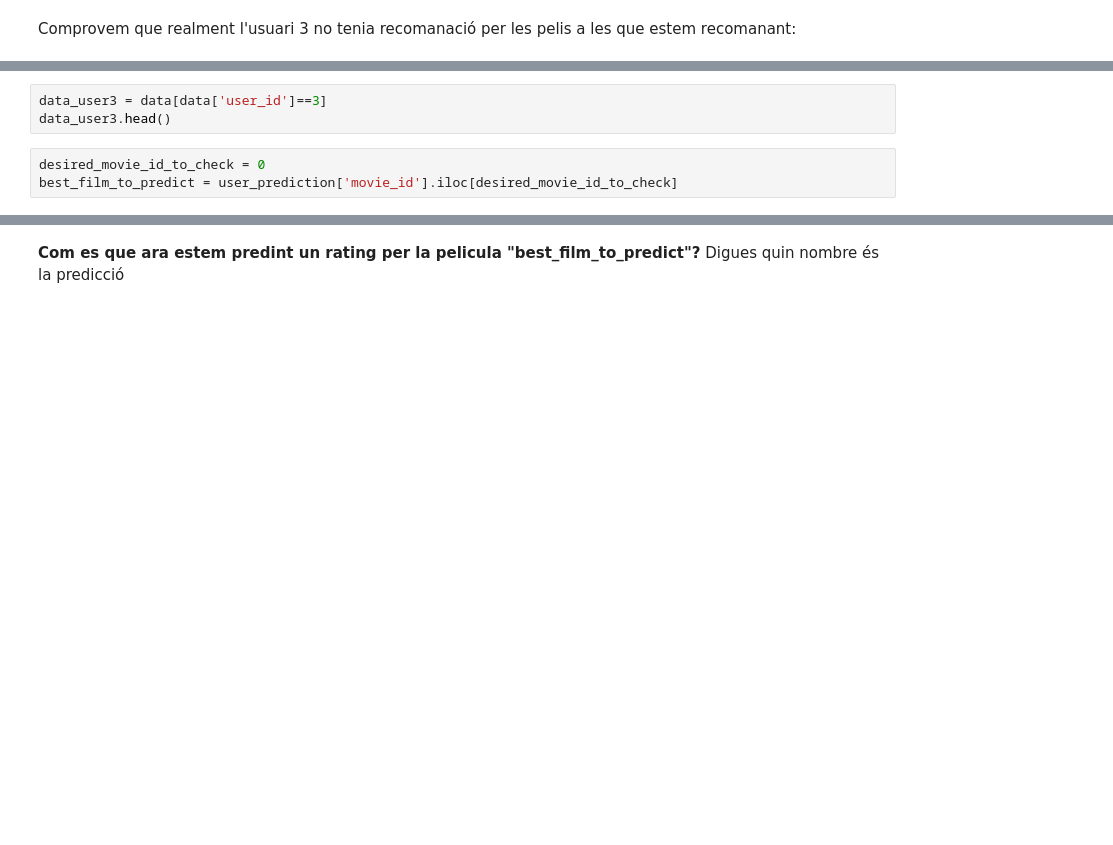
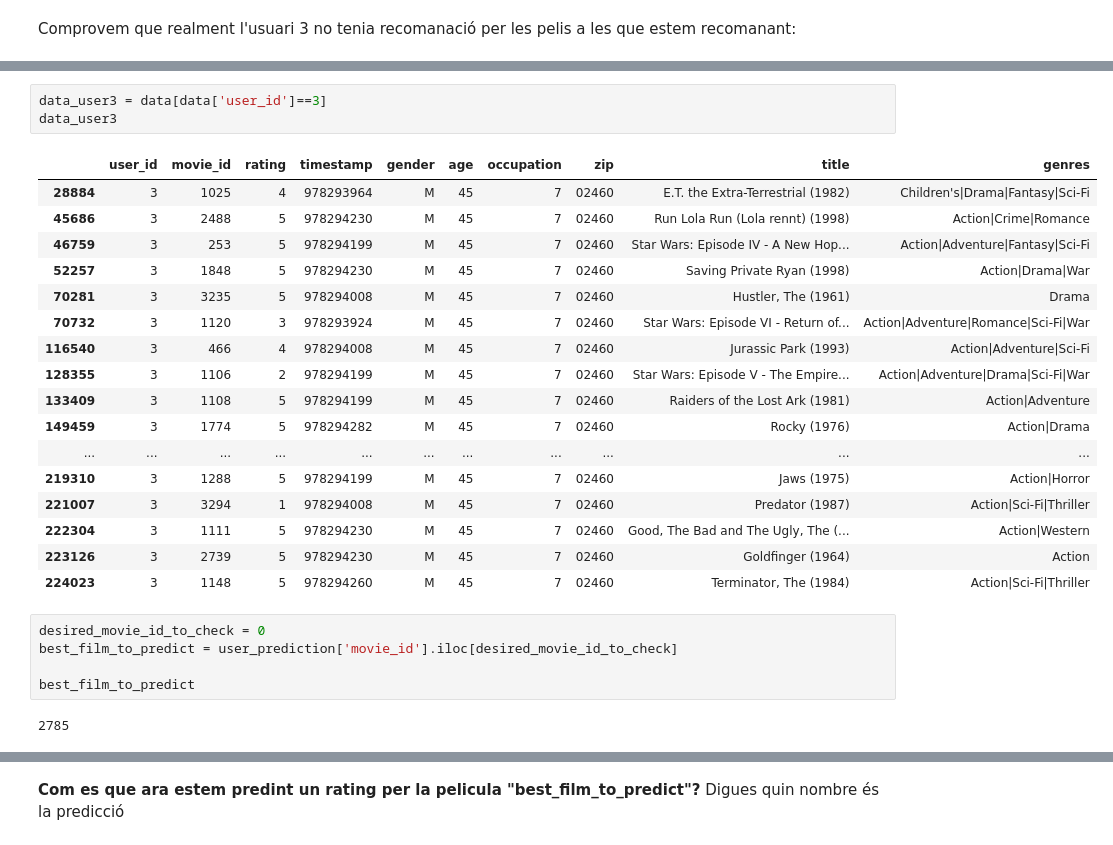
Before and after one commit to junjielyu13/Junior-Fall-Missions, a Jupyter notebook: TallerNousUsos/Practica/TNUI_P2/assigment_code_lia.ipynb, the cells around one changed output, grey strips where cells are left out. Drawn from its saved outputs; the diff is of its cells as text; blank space fills up the shorter version.

```diff
--- a/TallerNousUsos/Practica/TNUI_P2/assigment_code_lia.ipynb
+++ b/TallerNousUsos/Practica/TNUI_P2/assigment_code_lia.ipynb
@@ -997,8 +1071,30 @@ Comprovem que realment l'usuari 3 no tenia recomanació per les pelis a les que
 # %%
 data_user3 = data[data['user_id']==3]
-data_user3.head()
+data_user3
+# %% [output]
+|  | user_id | movie_id | rating | timestamp | gender | age | occupation | zip | title | genres |
+| 28884 | 3 | 1025 | 4 | 978293964 | M | 45 | 7 | 02460 | E.T. the Extra-Terrestrial (1982) | Children's|Drama|Fantasy|Sci-Fi |
+| 45686 | 3 | 2488 | 5 | 978294230 | M | 45 | 7 | 02460 | Run Lola Run (Lola rennt) (1998) | Action|Crime|Romance |
+| 46759 | 3 | 253 | 5 | 978294199 | M | 45 | 7 | 02460 | Star Wars: Episode IV - A New Hop... | Action|Adventure|Fantasy|Sci-Fi |
+| 52257 | 3 | 1848 | 5 | 978294230 | M | 45 | 7 | 02460 | Saving Private Ryan (1998) | Action|Drama|War |
+| 70281 | 3 | 3235 | 5 | 978294008 | M | 45 | 7 | 02460 | Hustler, The (1961) | Drama |
+| 70732 | 3 | 1120 | 3 | 978293924 | M | 45 | 7 | 02460 | Star Wars: Episode VI - Return of... | Action|Adventure|Romance|Sci-Fi|War |
+| 116540 | 3 | 466 | 4 | 978294008 | M | 45 | 7 | 02460 | Jurassic Park (1993) | Action|Adventure|Sci-Fi |
+| 128355 | 3 | 1106 | 2 | 978294199 | M | 45 | 7 | 02460 | Star Wars: Episode V - The Empire... | Action|Adventure|Drama|Sci-Fi|War |
+| 133409 | 3 | 1108 | 5 | 978294199 | M | 45 | 7 | 02460 | Raiders of the Lost Ark (1981) | Action|Adventure |
+| 149459 | 3 | 1774 | 5 | 978294282 | M | 45 | 7 | 02460 | Rocky (1976) | Action|Drama |
+| ... | ... | ... | ... | ... | ... | ... | ... | ... | ... | ... |
+| 219310 | 3 | 1288 | 5 | 978294199 | M | 45 | 7 | 02460 | Jaws (1975) | Action|Horror |
+| 221007 | 3 | 3294 | 1 | 978294008 | M | 45 | 7 | 02460 | Predator (1987) | Action|Sci-Fi|Thriller |
+| 222304 | 3 | 1111 | 5 | 978294230 | M | 45 | 7 | 02460 | Good, The Bad and The Ugly, The (... | Action|Western |
+| 223126 | 3 | 2739 | 5 | 978294230 | M | 45 | 7 | 02460 | Goldfinger (1964) | Action |
+| 224023 | 3 | 1148 | 5 | 978294260 | M | 45 | 7 | 02460 | Terminator, The (1984) | Action|Sci-Fi|Thriller |
 # %%
 desired_movie_id_to_check = 0
 best_film_to_predict = user_prediction['movie_id'].iloc[desired_movie_id_to_check]
+
+best_film_to_predict
+# %% [output]
+2785
 # %%
 data_user3[data_user3['movie_id']==best_film_to_predict]
```
Also changed, not shown: parts of 51 cells of this notebook.
